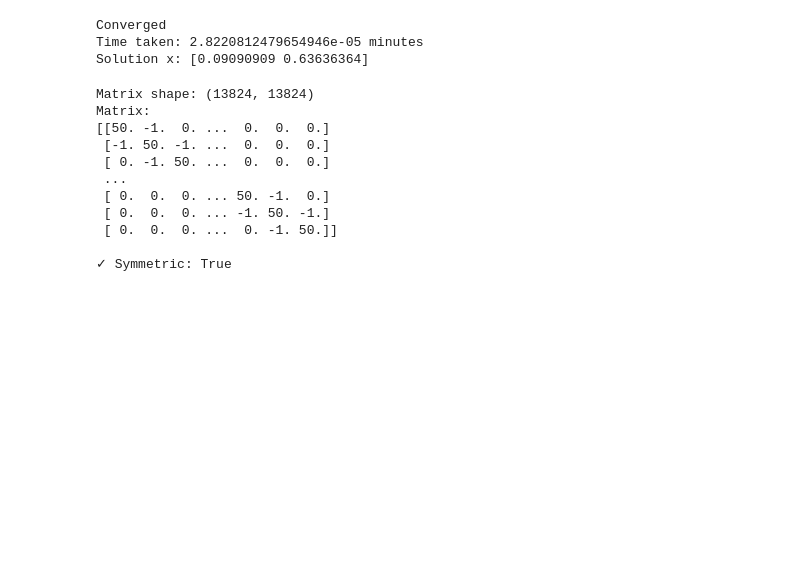
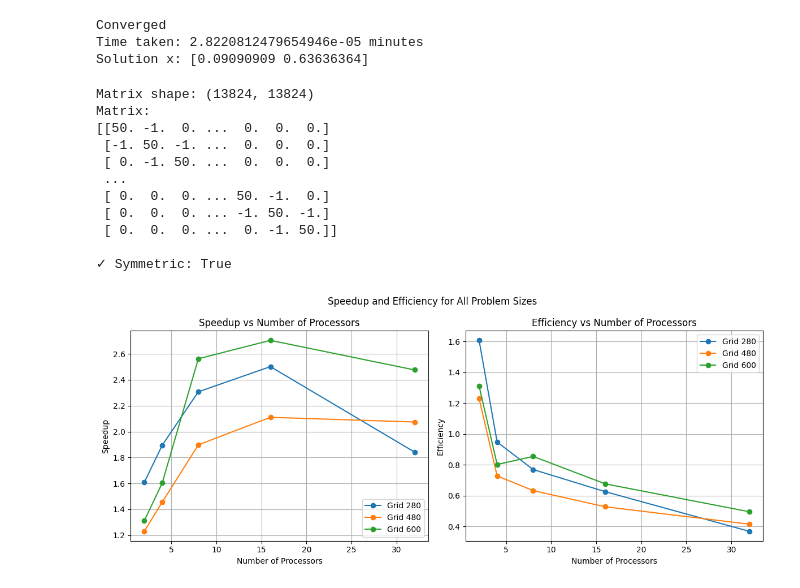
Before and after one commit to datrento/parallel-conjugate-gradient, a Jupyter notebook: src/main_serial.ipynb, the cells around one changed output. Cells and saved outputs as stored; diff of their text form; code cells hidden in the pictures; blank space fills up the shorter version.

```diff
--- a/src/main_serial.ipynb
+++ b/src/main_serial.ipynb
@@ -143,0 +149,61 @@ load_matrix_from_mtx_and_check_spd(matrix_mtx_path)
+# %%
+import matplotlib.pyplot as plt
+import pandas as pd
+
+# Read the data
+results = {"grid_size": [], "num_processors": [], "time": []}
+
+with open("../jcgtimes.txt", "r") as f:
+    for line in f:
+        grid, pros, time = line.strip().split()
+        results["grid_size"].append(int(grid))
+        results["num_processors"].append(int(pros))
+        results["time"].append(float(time))
+
+results_df = pd.DataFrame(results)
+
+# Create figures
+plt.figure(figsize=(12, 5))
+plt.suptitle("Speedup and Efficiency for All Problem Sizes")
+
+# Speedup plot
+plt.subplot(1, 2, 1)
+for size in results_df["grid_size"].unique():
+    subset = results_df[results_df["grid_size"] == size]
+    subset = subset.sort_values("num_processors")
+    times = subset["time"].tolist()
+    num_processors = subset["num_processors"].tolist()
+
+    serial_time = times[0]
+    speedups = [serial_time / t for t in times[1:]]
+
+    plt.plot(num_processors[1:], speedups, marker='o', label=f'Grid {size}')
+plt.title('Speedup vs Number of Processors')
+plt.xlabel('Number of Processors')
+plt.ylabel('Speedup')
+plt.legend()
+plt.grid(True)
+
+# Efficiency plot
+plt.subplot(1, 2, 2)
+for size in results_df["grid_size"].unique():
+    subset = results_df[results_df["grid_size"] == size]
+    subset = subset.sort_values("num_processors")
+    times = subset["time"].tolist()
+    num_processors = subset["num_processors"].tolist()
+
+    serial_time = times[0]
+    speedups = [serial_time / t for t in times[1:]]
+    efficiencies = [s / (i + 1) for i, s in enumerate(speedups)]
+
+    plt.plot(num_processors[1:], efficiencies, marker='o', label=f'Grid {size}')
+plt.title('Efficiency vs Number of Processors')
+plt.xlabel('Number of Processors')
+plt.ylabel('Efficiency')
+plt.legend()
+plt.grid(True)
+
+plt.tight_layout()
+plt.show()
+# %% [output]
+[figure, added]
```
Also changed, not shown: parts of 2 cells of this notebook, 1 other file.
